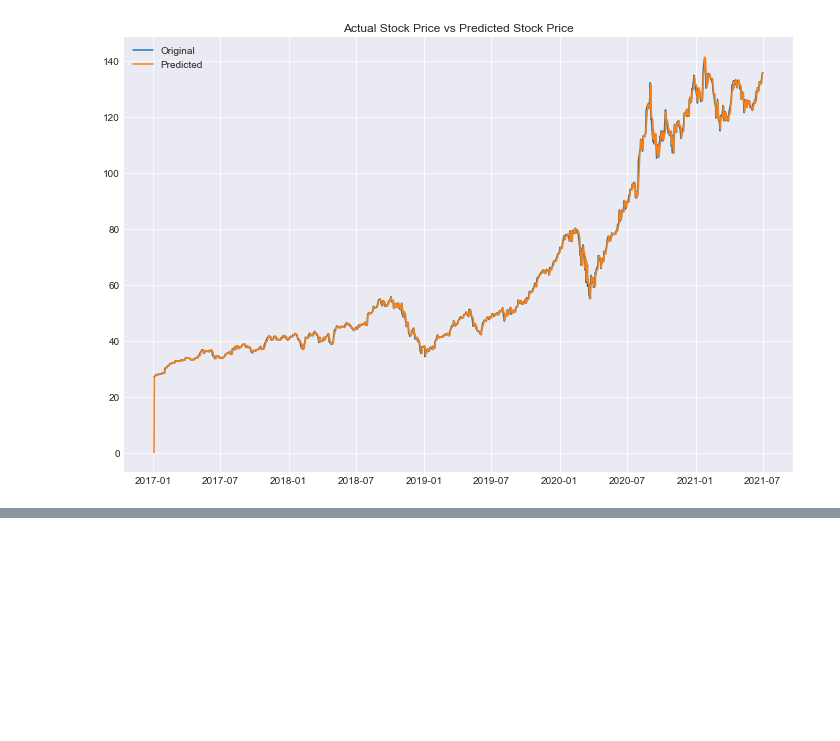
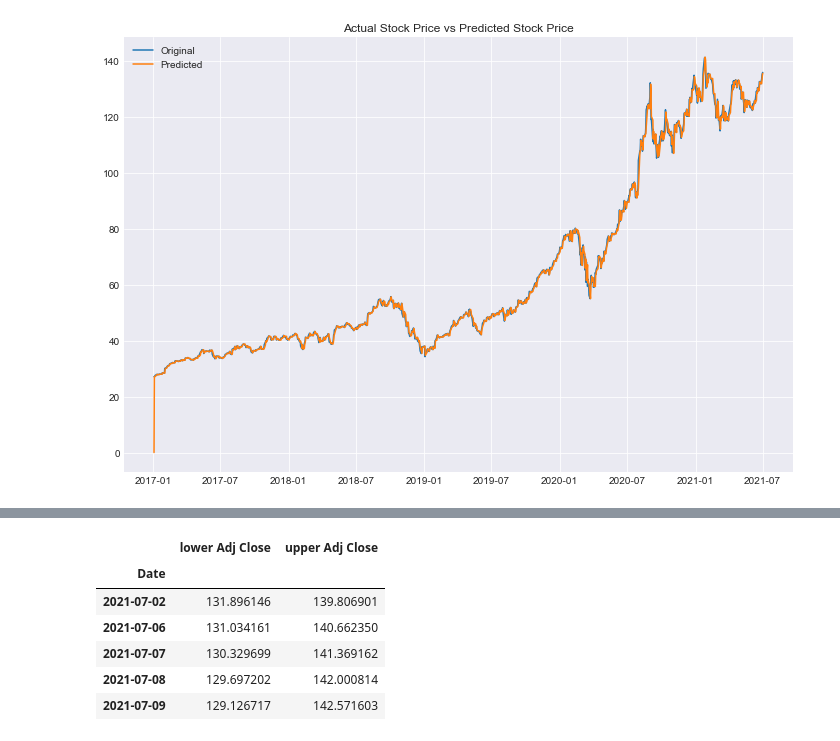
Before and after one commit to rahulakrish/portfolio_builder, a Jupyter notebook: notebook.ipynb, the cells around one changed output, grey strips where cells are left out. Cells and saved outputs as stored; diff of their text form; code cells hidden in the pictures; blank space fills up the shorter version.

```diff
--- a/notebook.ipynb
+++ b/notebook.ipynb
@@ -264,6 +266,11 @@ pacf = plot_pacf(df_diff,ax=ax2)
 [figure]
 # %% [markdown]
 ## ARIMA model
+# %%
+#defining train and test sets
+cutoff= int(df_close.shape[0]*0.75)
+train = df_close[:cutoff]
+test = df_close[cutoff:]
 # %%
 # (1,1,1) ARIMA(p,d,q)
 #instantiate
@@ -344,0 +318,13 @@ print(f'RMSE of the model is {error}')
+# %%
+#confidence intervals of predictions
+conf_int = predictions.conf_int()
+conf_int.set_index(test.index,inplace=True)
+conf_int.head()
+# %% [output]
+|  | lower Adj Close | upper Adj Close |
+| Date |  |  |
+| 2021-07-02 | 131.896146 | 139.806901 |
+| 2021-07-06 | 131.034161 | 140.662350 |
+| 2021-07-07 | 130.329699 | 141.369162 |
+| 2021-07-08 | 129.697202 | 142.000814 |
+| 2021-07-09 | 129.126717 | 142.571603 |
```
Also changed, not shown: parts of 16 cells of this notebook.
